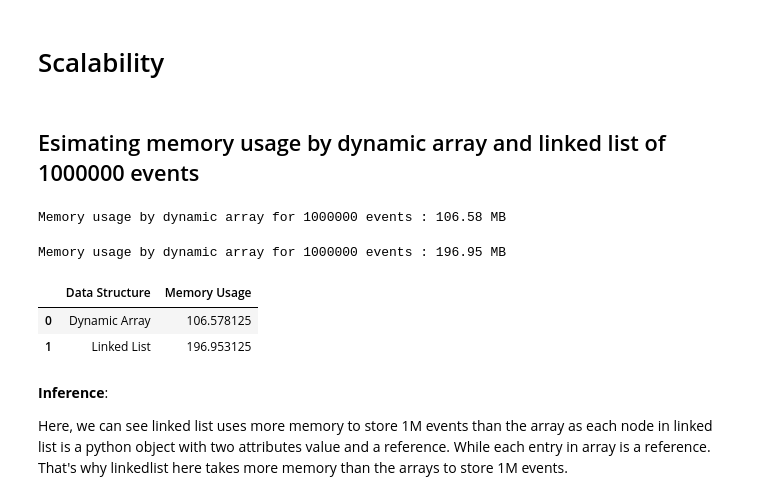
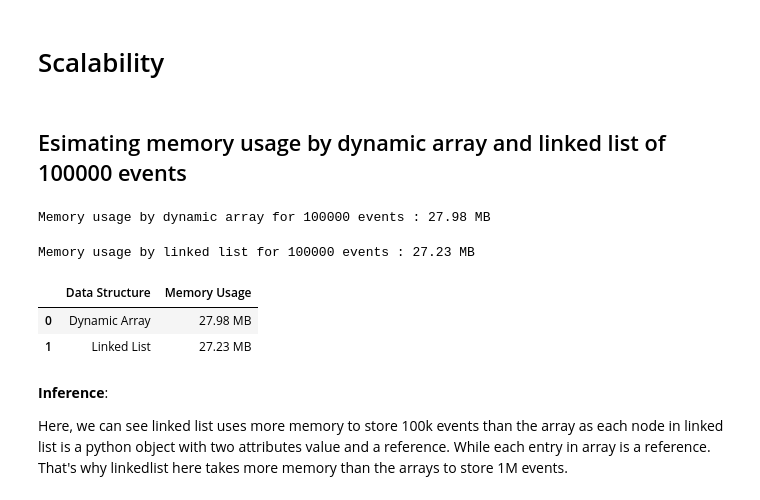
Before and after one commit to RahulHipparkar/DSA-GP1---Campus-Event-Scheduling-System, a Jupyter notebook: GP1_Hipparkar_Holmes_Caceres_Marcu.ipynb, the cells around one changed output. Saved outputs shown, nothing was run; the diff lists cells and outputs as text; code cells hidden in the pictures.

Commit message:
updated final report python notebook

```diff
--- a/GP1_Hipparkar_Holmes_Caceres_Marcu.ipynb
+++ b/GP1_Hipparkar_Holmes_Caceres_Marcu.ipynb
@@ -241,7 +241,7 @@ Here we can see conflict detection algorithm works in linear time - O(N). We ach
 # %% [markdown]
 # Scalability
 # %% [markdown]
-## Esimating memory usage by dynamic array and linked list of 1000000 events
+## Esimating memory usage by dynamic array and linked list of 100000 events
 # %%
 import psutil, os
 def memory_usage():
@@ -249,9 +249,9 @@ def memory_usage():
     return process.memory_info().rss/1024/1024
 # %%
 before = memory_usage()
-create_random_DynamicArray(100_000)
+create_random_DynamicArray(100000)
 after = memory_usage()
 memory_usage_DA = after-before
-print(f"Memory usage by dynamic array for 1000000 events : {memory_usage_DA:.2f} MB")
+print(f"Memory usage by dynamic array for 100000 events : {memory_usage_DA:.2f} MB")
 # %% [output]
-Memory usage by dynamic array for 1000000 events : 106.58 MB
+Memory usage by dynamic array for 100000 events : 27.98 MB
@@ -258,20 +263,19 @@ Memory usage by dynamic array for 1000000 events : 106.58 MB
 # %%
-
-before = memory_usage()
-events = create_random_LinkedList(100_000)
-after = memory_usage()
+before = memory_usage_ll()
+create_random_LinkedList(100000)
+after = memory_usage_ll()
 memory_usage_ll = after - before
-print(f"Memory usage by dynamic array for 1000000 events : {memory_usage_ll:.2f} MB")
+print(f"Memory usage by linked list for 100000 events : {memory_usage_ll:.2f} MB")
 # %% [output]
-Memory usage by dynamic array for 1000000 events : 196.95 MB
+Memory usage by linked list for 100000 events : 27.23 MB
 # %%
 import pandas as pd
-pd.DataFrame({'Data Structure': ['Dynamic Array', 'Linked List'], 'Memory Usage':[memory_usage_DA, memory_usage_ll]})
+pd.DataFrame({'Data Structure': ['Dynamic Array', 'Linked List'], 'Memory Usage':[f'{memory_usage_DA:.2f} MB', f'{memory_usage_ll:.2f} MB']})
 # %% [output]
 |  | Data Structure | Memory Usage |
-| 0 | Dynamic Array | 106.578125 |
-| 1 | Linked List | 196.953125 |
+| 0 | Dynamic Array | 27.98 MB |
+| 1 | Linked List | 27.23 MB |
 # %% [markdown]
 **Inference**:
 
-Here, we can see linked list uses more memory to store 1M events than the array as each node in linked list is a python object with two attributes value and a reference. While each entry in array is a reference. That's why linkedlist here takes more memory than the arrays to store 1M events.
+Here, we can see linked list uses more memory to store 100k events than the array as each node in linked list is a python object with two attributes value and a reference. While each entry in array is a reference. That's why linkedlist here takes more memory than the arrays to store 1M events.
```
Also changed, not shown: parts of 11 cells of this notebook, 2 other files.
